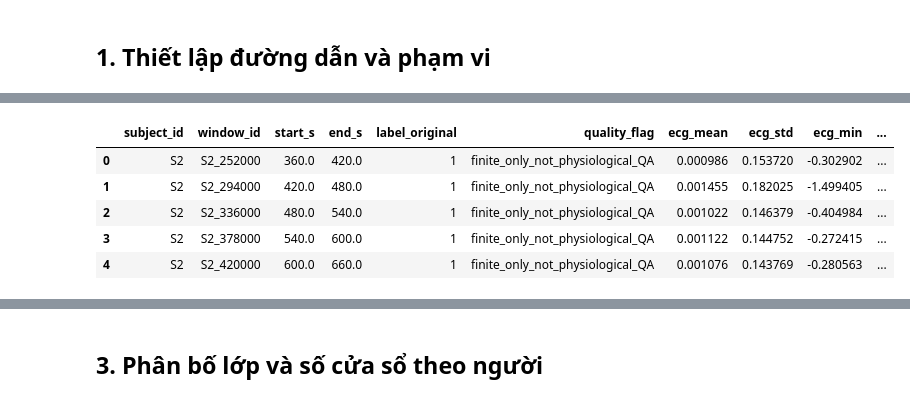
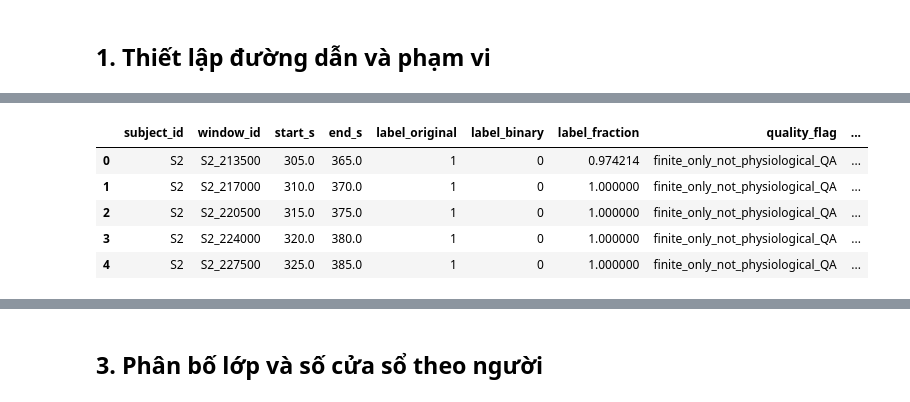
Before and after one commit to thaitran14072006/SGU26_Group09_Machine_Learning, a Jupyter notebook: wesad-stress-detection/notebooks/01_eda.ipynb, the cells around one changed output, grey strips where cells are left out. Cells and saved outputs as stored; diff of their text form; code cells hidden in the pictures.

```diff
--- a/wesad-stress-detection/notebooks/01_eda.ipynb
+++ b/wesad-stress-detection/notebooks/01_eda.ipynb
@@ -20,20 +35,26 @@ import matplotlib.pyplot as plt
 from IPython.display import display
 
 # Chỉ sửa biến này nếu notebook không tìm được gốc dự án.
-PROJECT_ROOT_OVERRIDE = Path.cwd()
+PROJECT_ROOT_OVERRIDE = None  # Hoặc Path(r"C:/duong/dan/wesad-stress-detection")
 if PROJECT_ROOT_OVERRIDE:
     PROJECT_ROOT = Path(PROJECT_ROOT_OVERRIDE).expanduser().resolve()
 else:
     candidates = [Path.cwd(), *Path.cwd().parents]
     candidates += [p / 'wesad-stress-detection' for p in list(candidates)]
-    PROJECT_ROOT = next((p for p in candidates if (p / 'configs/features_chest.yaml').is_file()), None)
+    PROJECT_ROOT = next((p for p in candidates if (p / 'src/wesad').is_dir() and (p / 'configs').is_dir()), None)
     if PROJECT_ROOT is None:
         raise FileNotFoundError('Không tìm thấy gốc dự án. Hãy sửa PROJECT_ROOT_OVERRIDE ở trên.')
 
-FEATURE_DIR = PROJECT_ROOT / '../data/features/chest_60s_step60_raw_stats_v1'
+# Chỉ sửa override nếu feature nằm ngoài thư mục mặc định của dự án.
+FEATURE_DIR_OVERRIDE = None  # Ví dụ: r'D:/shared/chest_raw_stats_majority_v1'
+FEATURE_DIR = (Path(FEATURE_DIR_OVERRIDE).expanduser().resolve() if FEATURE_DIR_OVERRIDE
+               else PROJECT_ROOT / 'data/features/chest_raw_stats_majority_v1')
+WINDOW_SECONDS = 60
+STEP_SECONDS = 5
+MIN_LABEL_FRACTION = 0.90
 FEATURE_PATH = FEATURE_DIR / 'all_subjects.csv'
-TABLE_DIR = PROJECT_ROOT / 'reports/tables/eda_step60'
-FIG_DIR = PROJECT_ROOT / 'reports/figures/eda_step60'
+TABLE_DIR = PROJECT_ROOT / 'notebooks/reports/tables/eda_step5'
+FIG_DIR = PROJECT_ROOT / 'notebooks/reports/figures/eda_step5'
 for folder in (TABLE_DIR, FIG_DIR):
     folder.mkdir(parents=True, exist_ok=True)
 EXPECTED_SUBJECTS = [f'S{i}' for i in [2,3,4,5,6,7,8,9,10,11,13,14,15,16,17]]
@@ -59,48 +81,68 @@ Nếu thiếu metadata này, chỉ có thể kiểm tra dấu hiệu từ bảng
 # %%
 if not FEATURE_PATH.is_file():
-    raise FileNotFoundError(f'Chưa có {FEATURE_PATH}. Chạy extractor 60/60 theo hướng dẫn đầu notebook.')
+    raise FileNotFoundError(f'Chưa có {FEATURE_PATH}. Chạy extractor 60/5 ở hướng dẫn đầu notebook hoặc sửa FEATURE_DIR_OVERRIDE.')
 df = pd.read_csv(FEATURE_PATH, dtype={'subject_id':str, 'window_id':str})
-if df.empty:
-    raise ValueError('Bảng feature rỗng.')
-required = ['subject_id','window_id','start_s','end_s','label_original','quality_flag']
+if df.empty or df.columns.duplicated().any():
+    raise ValueError('Bảng rỗng hoặc có cột trùng.')
+required = ['subject_id','window_id','start_s','end_s','label_original',
+            'label_binary','label_fraction','quality_flag']
 feature_cols = [f'{sensor}_{stat}' for sensor in ['ecg','eda','resp']
                 for stat in ['mean','std','min','max','rms','iqr','range']]
 missing_cols = sorted(set(required + feature_cols) - set(df.columns))
 if missing_cols:
-    raise ValueError(f'Thiếu cột: {missing_cols}. Hãy kiểm tra phiên bản feature.')
+    raise ValueError(f'Thiếu cột: {missing_cols}. Cần bảng 60/5 mới từ extractor; không dùng CSV 60/60 cũ.')
 if df[required].isna().any().any():
-    raise ValueError('Metadata bắt buộc bị thiếu; cần kiểm tra nguồn dữ liệu trước.')
-for col in feature_cols + ['start_s','end_s','label_original']:
+    raise ValueError('Metadata bắt buộc bị thiếu.')
+extra_columns = sorted(set(df.columns) - set(required + feature_cols))
+if extra_columns:
+    warnings.warn(f'Có cột ngoài bộ raw-stat: {extra_columns}. Notebook chỉ phân tích 21 feature ECG/EDA/Resp.')
+for col in feature_cols + ['start_s','end_s','label_original','label_binary','label_fraction']:
     df[col] = pd.to_numeric(df[col], errors='raise')
 if not df.label_original.isin([1,2,3]).all():
-    raise ValueError('Có nhãn ngoài 1/2/3, không tự ánh xạ thành non-stress.')
-if not np.isfinite(df[['start_s','end_s']].to_numpy()).all():
-    raise ValueError('Thời gian cửa sổ không hữu hạn.')
-if (df.start_s < 0).any() or not np.isclose(df.end_s - df.start_s, 60, atol=1e-6, rtol=0).all():
-    raise ValueError('Thời gian không hợp lệ hoặc có cửa sổ không dài 60 giây.')
-if not np.isclose(df.start_s / 60, np.round(df.start_s / 60), atol=1e-6, rtol=0).all():
-    raise ValueError('Có cửa sổ ngoài lưới 60 giây. Không dùng bộ 5 giây trong notebook này.')
+    raise ValueError('Nhãn ba lớp chỉ nhận 1, 2, 3.')
+if not np.array_equal(df.label_binary.to_numpy(), (df.label_original == 2).astype(int).to_numpy()):
+    raise ValueError('label_binary phải là 2→1, 1/3→0.')
+if not np.isfinite(df[['start_s','end_s','label_fraction']].to_numpy()).all():
+    raise ValueError('Thời gian hoặc tỷ lệ nhãn không hữu hạn.')
+if not df.label_fraction.between(MIN_LABEL_FRACTION - 1e-12, 1 + 1e-12).all():
+    raise ValueError('Có label_fraction ngoài [0.90, 1].')
+if (df.start_s < 0).any() or not np.isclose(df.end_s - df.start_s, WINDOW_SECONDS, atol=1e-6, rtol=0).all():
+    raise ValueError('Thời gian không hợp lệ hoặc cửa sổ không dài 60 giây.')
+if not np.isclose(df.start_s / STEP_SECONDS, np.round(df.start_s / STEP_SECONDS), atol=1e-6, rtol=0).all():
+    raise ValueError('Có cửa sổ ngoài lưới 5 giây.')
 ordered = df.sort_values(['subject_id','start_s'])
 gaps = ordered.groupby('subject_id').start_s.diff().dropna()
-if (gaps < 60 - 1e-6).any():
-    raise ValueError('Có thời điểm trùng hoặc cửa sổ chồng lấn trong cùng subject.')
+if (gaps < STEP_SECONDS - 1e-6).any():
+    raise ValueError('Có thời điểm bắt đầu trùng hoặc cách nhau dưới 5 giây trong cùng subject.')
 
 processing = None
 if (FEATURE_DIR / 'config.json').is_file():
     snapshot = json.loads((FEATURE_DIR / 'config.json').read_text(encoding='utf-8'))
     processing = snapshot.get('processing', snapshot)
-    for key, expected in {'window_seconds':60, 'step_seconds':60, 'label_rule':'homogeneous'}.items():
+    expected_config = {'device':'chest', 'sensors':['ECG','EDA','Resp'],
+                       'sampling_rate_hz':700, 'labels':[1,2,3],
+                       'window_seconds':60, 'step_seconds':5,
+                       'label_rule':'majority', 'min_label_fraction':0.90,
+                       'feature_version':'chest_raw_stats_majority_v1'}
+    for key, expected in expected_config.items():
         if processing.get(key) != expected:
             raise ValueError(f'config.json: {key}={processing.get(key)!r}, cần {expected!r}.')
-    print('Đã đối chiếu config.json: 60/60, homogeneous.')
+    if processing.get('subject_processor'):
+        raise ValueError('Gói dùng processor riêng; notebook này chỉ xác minh bộ raw-stat mặc định.')
+    print('Đã đối chiếu metadata: 60/5, majority ≥90%, ECG/EDA/Resp raw-stat.')
 else:
-    warnings.warn('Thiếu config.json: lưới thời gian phù hợp 60 giây nhưng chưa xác minh được quy tắc nhãn từ bảng.')
+    warnings.warn('Thiếu config.json: chỉ kiểm tra lưới 5 giây và label_fraction trong CSV; chưa xác minh được cấu hình trích xuất.')
+if (FEATURE_DIR / 'feature_schema.json').is_file():
+    schema = json.loads((FEATURE_DIR / 'feature_schema.json').read_text(encoding='utf-8'))
+    if schema.get('feature_columns') != feature_cols:
+        raise ValueError('Schema đi kèm không khớp 21 thống kê raw dự kiến.')
 subject_order = sorted(df.subject_id.unique(), key=lambda s: (int(s[1:]) if s[1:].isdigit() else 999, s))
 missing_subjects = sorted(set(EXPECTED_SUBJECTS) - set(subject_order))
 extra_subjects = sorted(set(subject_order) - set(EXPECTED_SUBJECTS))
 if missing_subjects or extra_subjects:
     warnings.warn(f'Phạm vi subject khác 15 người dự kiến. Thiếu: {missing_subjects}; ngoài danh sách: {extra_subjects}')
 print(f'{len(df):,} cửa sổ | {len(subject_order)} người | {len(feature_cols)} đặc trưng')
+print('Tỷ lệ nhãn nhỏ nhất/lớn nhất:', df.label_fraction.min(), df.label_fraction.max())
 display(df.head())
 df.info()
 # %% [output]
@@ -108,6 +152,6 @@ df.info()
-|  | subject_id | window_id | start_s | end_s | label_original | quality_flag | ecg_mean | ecg_std | ecg_min | ... |
-| 0 | S2 | S2_252000 | 360.0 | 420.0 | 1 | finite_only_not_physiological_QA | 0.000986 | 0.153720 | -0.302902 | ... |
-| 1 | S2 | S2_294000 | 420.0 | 480.0 | 1 | finite_only_not_physiological_QA | 0.001455 | 0.182025 | -1.499405 | ... |
-| 2 | S2 | S2_336000 | 480.0 | 540.0 | 1 | finite_only_not_physiological_QA | 0.001022 | 0.146379 | -0.404984 | ... |
-| 3 | S2 | S2_378000 | 540.0 | 600.0 | 1 | finite_only_not_physiological_QA | 0.001122 | 0.144752 | -0.272415 | ... |
-| 4 | S2 | S2_420000 | 600.0 | 660.0 | 1 | finite_only_not_physiological_QA | 0.001076 | 0.143769 | -0.280563 | ... |
+|  | subject_id | window_id | start_s | end_s | label_original | label_binary | label_fraction | quality_flag | ... |
+| 0 | S2 | S2_213500 | 305.0 | 365.0 | 1 | 0 | 0.974214 | finite_only_not_physiological_QA | ... |
+| 1 | S2 | S2_217000 | 310.0 | 370.0 | 1 | 0 | 1.000000 | finite_only_not_physiological_QA | ... |
+| 2 | S2 | S2_220500 | 315.0 | 375.0 | 1 | 0 | 1.000000 | finite_only_not_physiological_QA | ... |
+| 3 | S2 | S2_224000 | 320.0 | 380.0 | 1 | 0 | 1.000000 | finite_only_not_physiological_QA | ... |
+| 4 | S2 | S2_227500 | 325.0 | 385.0 | 1 | 0 | 1.000000 | finite_only_not_physiological_QA | ... |
```
Also changed, not shown: parts of 13 cells of this notebook.
